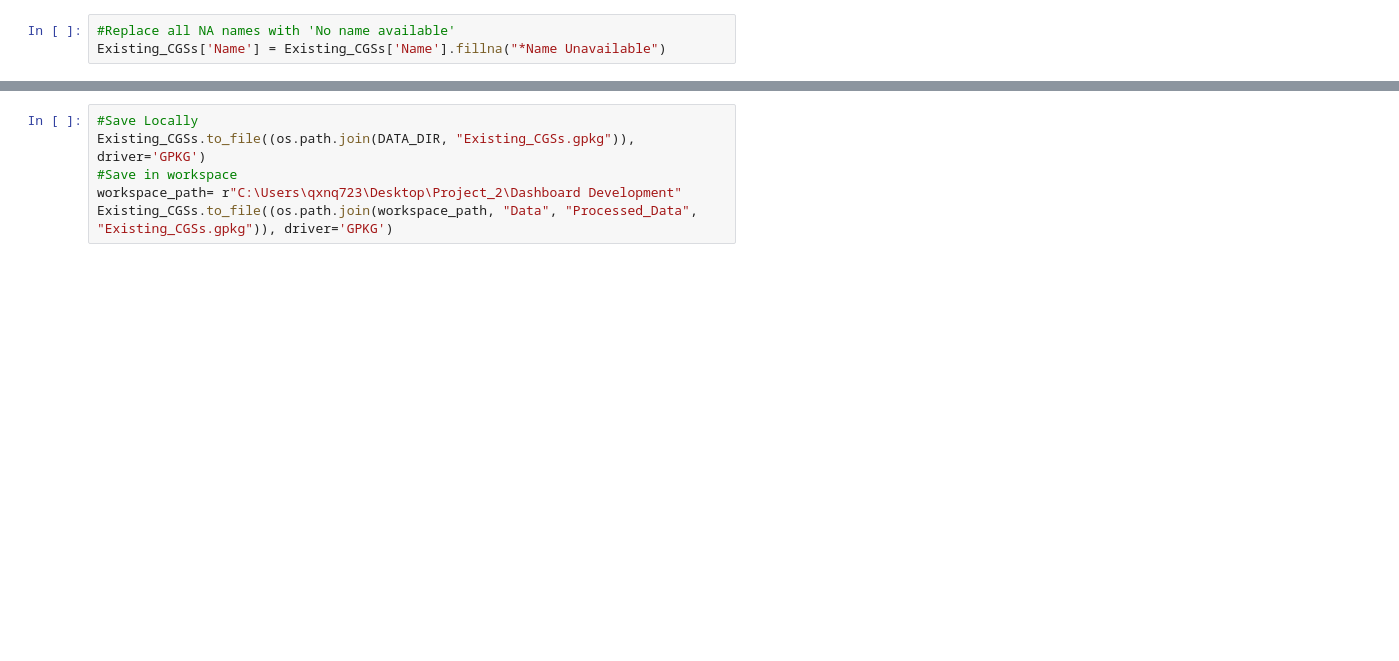
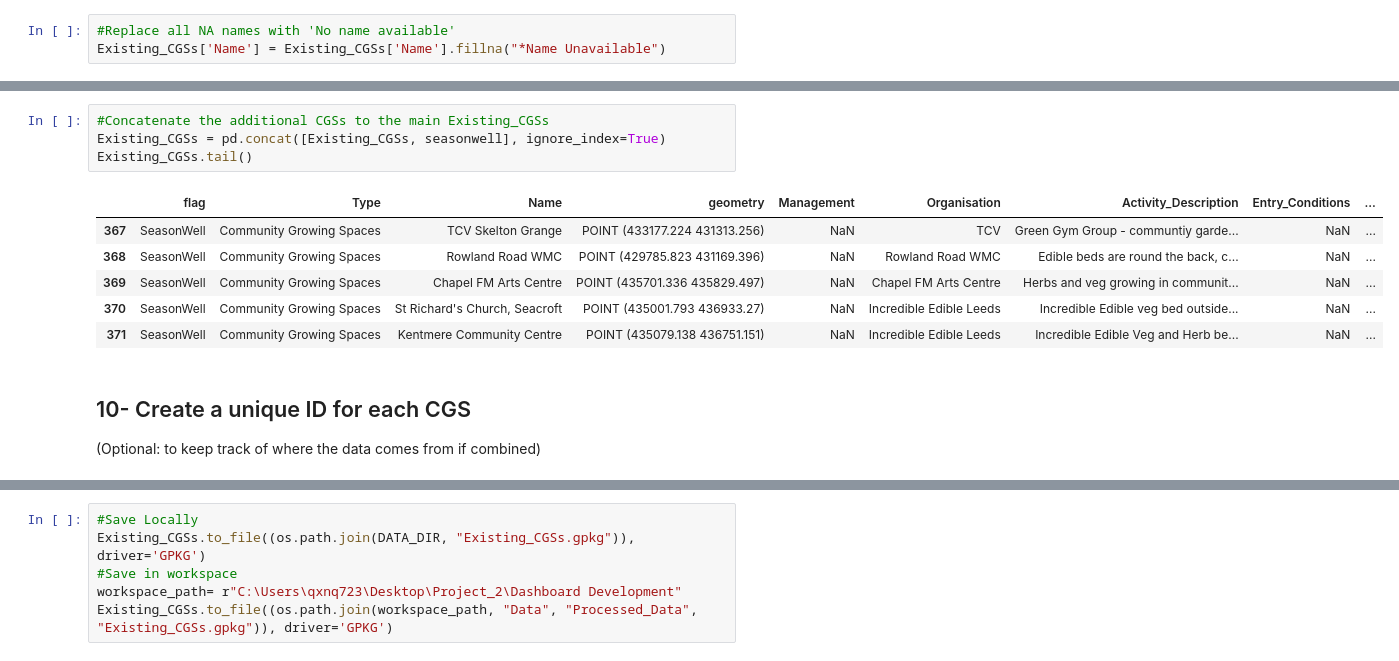
Before and after one commit to MarionC749/LIDA-SEEDS, a Jupyter notebook: Data_Processing/1-SEEDS_existingCGS_search.ipynb, the cells around one changed output, grey strips where cells are left out. Saved outputs shown, nothing was run; the diff lists cells and outputs as text; blank space fills up the shorter version.

```diff
--- a/Data_Processing/1-SEEDS_existingCGS_search.ipynb
+++ b/Data_Processing/1-SEEDS_existingCGS_search.ipynb
@@ -3054,0 +3031,14 @@ Existing_CGSs['Name'] = Existing_CGSs['Name'].fillna("*Name Unavailable")
+# %%
+#Concatenate the additional CGSs to the main Existing_CGSs
+Existing_CGSs = pd.concat([Existing_CGSs, seasonwell], ignore_index=True)
+Existing_CGSs.tail()
+# %% [output]
+|  | flag | Type | Name | geometry | Management | Organisation | Activity_Description | Entry_Conditions | ... |
+| 367 | SeasonWell | Community Growing Spaces | TCV Skelton Grange | POINT (433177.224 431313.256) | NaN | TCV | Green Gym Group - communtiy garde... | NaN | ... |
+| 368 | SeasonWell | Community Growing Spaces | Rowland Road WMC | POINT (429785.823 431169.396) | NaN | Rowland Road WMC | Edible beds are round the back, c... | NaN | ... |
+| 369 | SeasonWell | Community Growing Spaces | Chapel FM Arts Centre | POINT (435701.336 435829.497) | NaN | Chapel FM Arts Centre | Herbs and veg growing in communit... | NaN | ... |
+| 370 | SeasonWell | Community Growing Spaces | St Richard's Church, Seacroft | POINT (435001.793 436933.27) | NaN | Incredible Edible Leeds | Incredible Edible veg bed outside... | NaN | ... |
+| 371 | SeasonWell | Community Growing Spaces | Kentmere Community Centre | POINT (435079.138 436751.151) | NaN | Incredible Edible Leeds | Incredible Edible Veg and Herb be... | NaN | ... |
+# %% [markdown]
+## 10- Create a unique ID for each CGS
+(Optional: to keep track of where the data comes from if combined)
```
Also changed, not shown: parts of 19 cells of this notebook, 8 other files.
